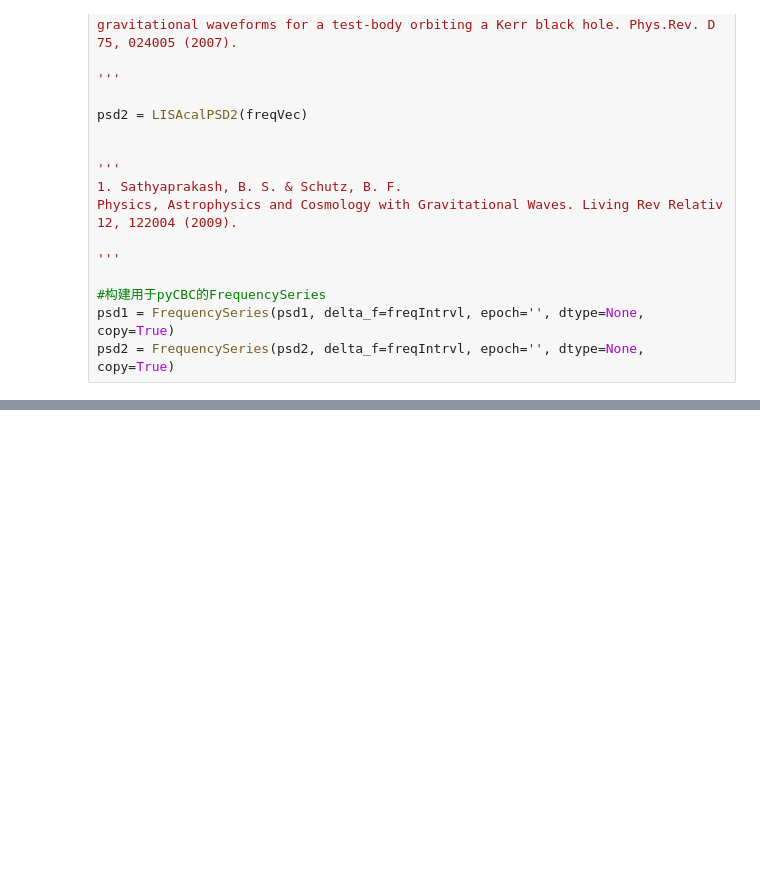
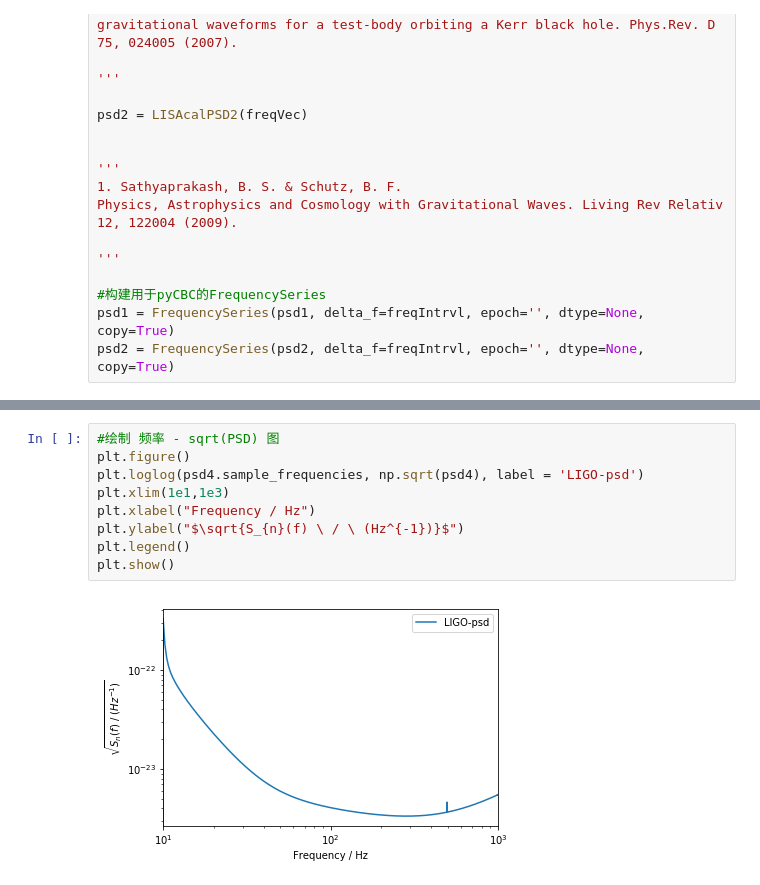
Before and after one commit to kelvin1020/matchGW, a Jupyter notebook: Setting_PSD.ipynb, the cells around one changed output, grey strips where cells are left out. Cells and saved outputs as stored; diff of their text form; blank space fills up the shorter version.

```diff
--- a/Setting_PSD.ipynb
+++ b/Setting_PSD.ipynb
@@ -77,0 +127,11 @@ plt.show()
+# %%
+#绘制 频率 - sqrt(PSD) 图
+plt.figure()
+plt.loglog(psd4.sample_frequencies, np.sqrt(psd4), label = 'LIGO-psd')
+plt.xlim(1e1,1e3)
+plt.xlabel("Frequency / Hz")
+plt.ylabel("$\sqrt{S_{n}(f) \ / \ (Hz^{-1})}$")
+plt.legend()
+plt.show()
+# %% [output]
+[figure, added]
```
Also changed, not shown: parts of 8 cells of this notebook, 4 other files.
